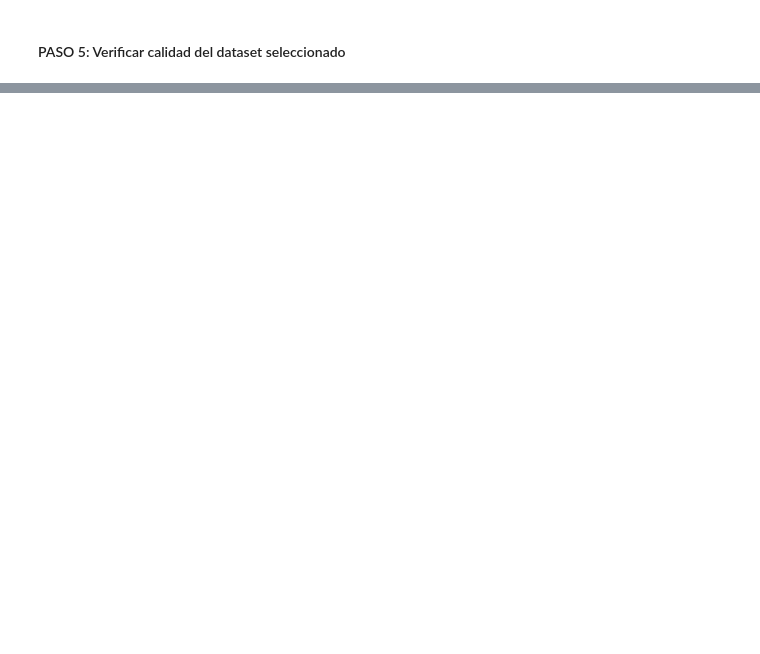
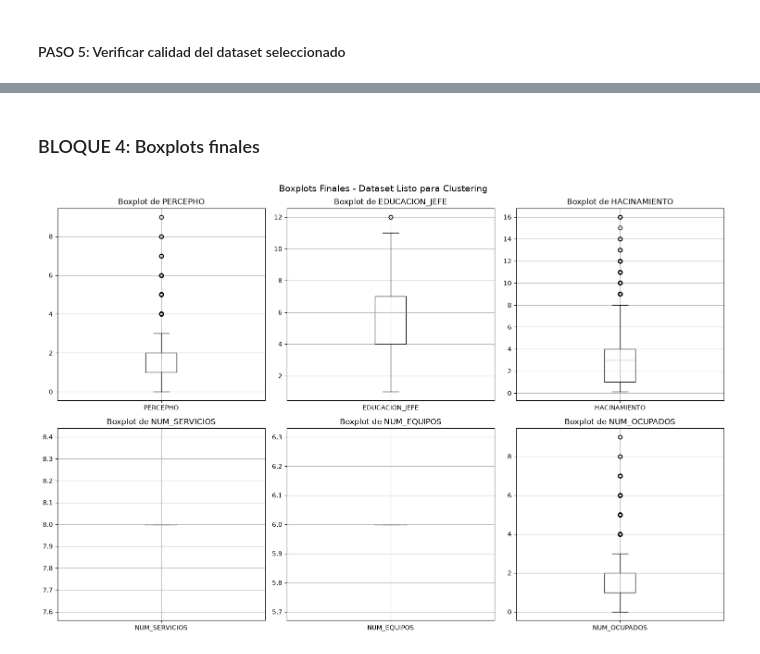
Before and after one commit to DianAnto2103/AnalisisENAHO2025, a Jupyter notebook: notebooks/01_EDA_y_preparacion.ipynb, the cells around one changed output, grey strips where cells are left out. Cells and saved outputs as stored; diff of their text form; code cells hidden in the pictures; blank space fills up the shorter version.

Commit message:
notebook01 completada. Resultado: dataset reprocesada

```diff
--- a/notebooks/01_EDA_y_preparacion.ipynb
+++ b/notebooks/01_EDA_y_preparacion.ipynb
@@ -3803,0 +3857,14 @@ print(f"Variables actuales: {df_seleccionado.columns.tolist()}")
+# %%
+if 'MIEMBROS_HOGAR' in df_seleccionado.columns and 'P110' in df_seleccionado.columns:
+    df_seleccionado['MIEMBROS_HOGAR'] = pd.to_numeric(df_seleccionado['MIEMBROS_HOGAR'], errors='coerce')
+    df_seleccionado['P110'] = pd.to_numeric(df_seleccionado['P110'], errors='coerce')
+
+    df_seleccionado['HACINAMIENTO'] = df_seleccionado['MIEMBROS_HOGAR'] / df_seleccionado['P110']
+
+    print(f"Media: {df_seleccionado['HACINAMIENTO'].mean():.2f}")
+    print(f"Mediana: {df_seleccionado['HACINAMIENTO'].median():.2f}")
+
+    df_seleccionado = df_seleccionado.drop(['MIEMBROS_HOGAR', 'P110'], axis=1)
+    print("Hacinamiento calculado")
+else:
+    print("Error: faltan variables")
@@ -3803,0 +3949,18 @@ print(f"Variables actuales: {df_seleccionado.columns.tolist()}")
+# %%
+vars_hist = ['PERCEPHO', 'EDUCACION_JEFE', 'HACINAMIENTO', 'NUM_SERVICIOS', 'NUM_EQUIPOS', 'NUM_OCUPADOS']
+vars_existentes = [var for var in vars_hist if var in df_seleccionado.columns]
+
+fig, axes = plt.subplots(2, 3, figsize=(15, 10))
+axes = axes.flatten()
+
+for i, var in enumerate(vars_existentes):
+    if i < 6:
+        df_seleccionado[var].hist(bins=30, ax=axes[i], edgecolor='black', alpha=0.7)
+        axes[i].set_title(f'Distribucion de {var}')
+        axes[i].set_xlabel(var)
+        axes[i].set_ylabel('Frecuencia')
+
+plt.suptitle('Distribuciones Finales - Dataset Listo para Clustering', fontsize=14)
+plt.tight_layout()
+plt.savefig('../figures/eda_validacion_histogramas.png', dpi=300, bbox_inches='tight')
+plt.show()
@@ -3803,0 +3969,17 @@ print(f"Variables actuales: {df_seleccionado.columns.tolist()}")
+# %% [markdown]
+### BLOQUE 4: Boxplots finales
+# %%
+fig, axes = plt.subplots(2, 3, figsize=(15, 10))
+axes = axes.flatten()
+
+for i, var in enumerate(vars_existentes):
+    if i < 6:
+        df_seleccionado.boxplot(column=var, ax=axes[i])
+        axes[i].set_title(f'Boxplot de {var}')
+
+plt.suptitle('Boxplots Finales - Dataset Listo para Clustering', fontsize=14)
+plt.tight_layout()
+plt.savefig('../figures/eda_validacion_boxplots.png', dpi=300, bbox_inches='tight')
+plt.show()
+# %% [output]
+[figure, added]
```
Also changed, not shown: parts of 25 cells of this notebook.
